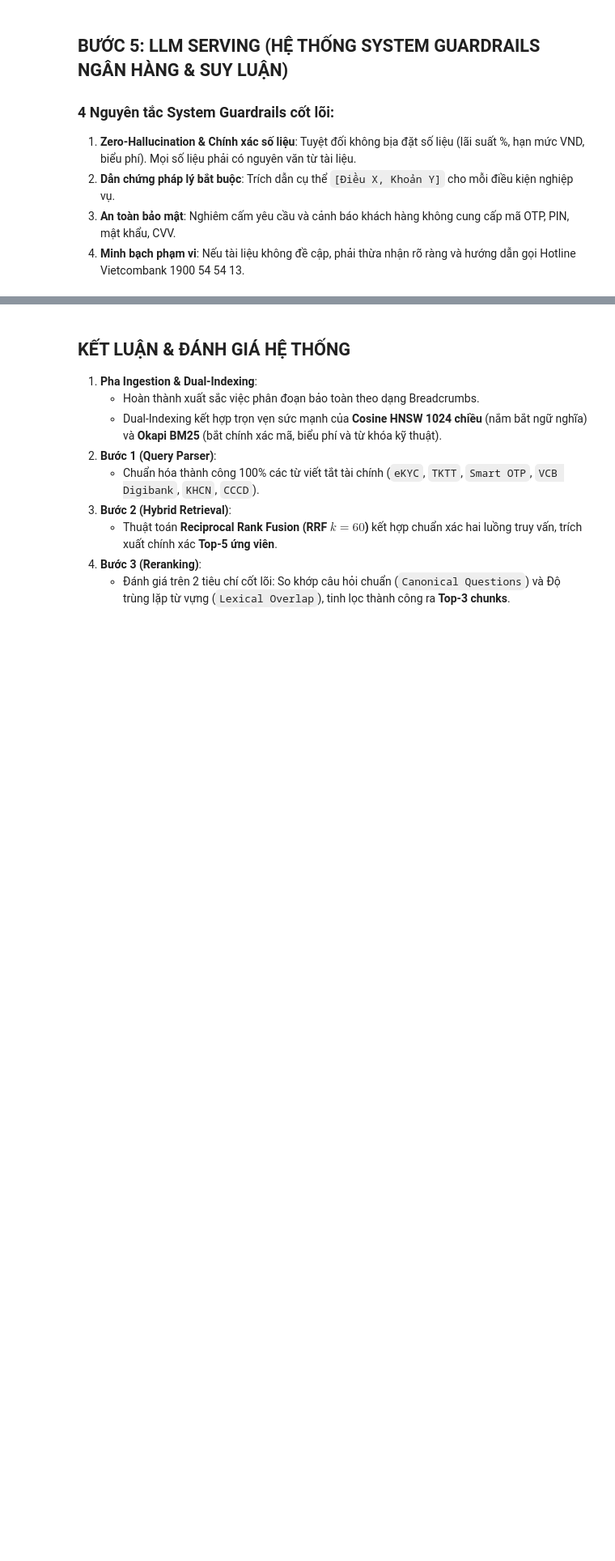
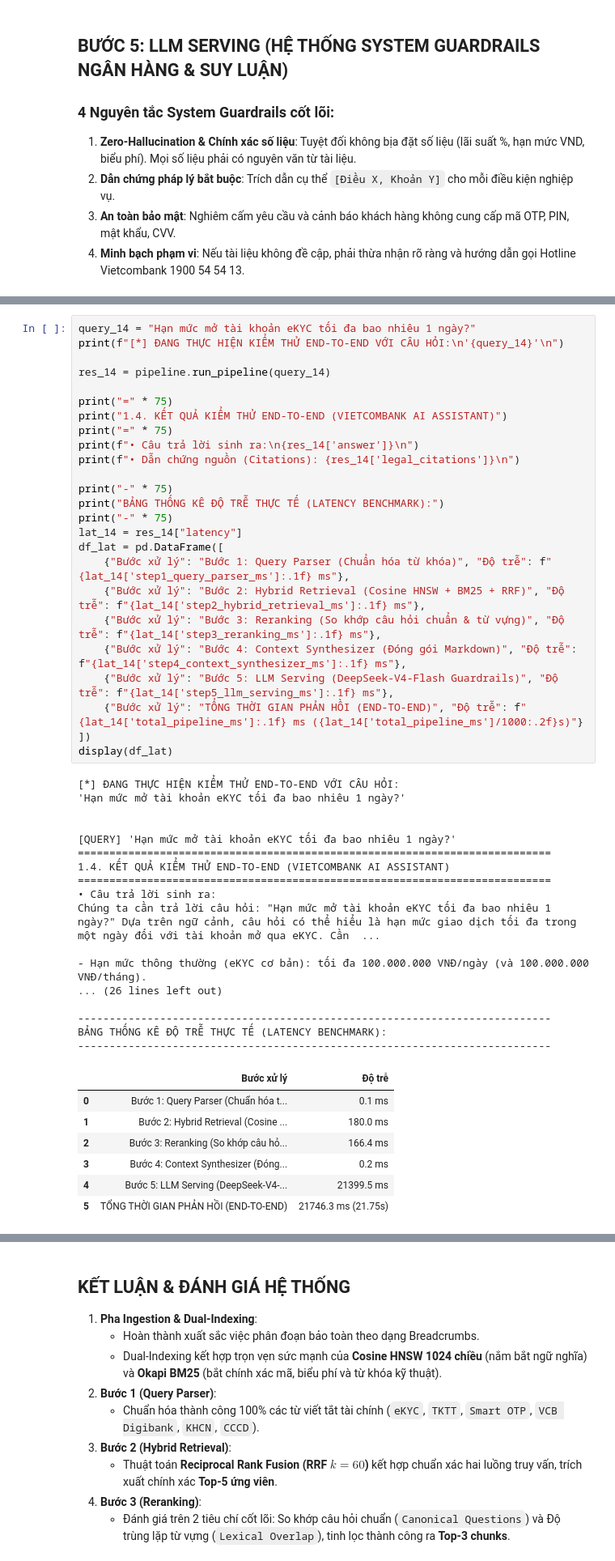
Before and after one commit to thichankem/AI-Banking-Assistant, a Jupyter notebook: notebooks/banking_dual_indexing_pipeline.ipynb, the cells around one changed output, grey strips where cells are left out. Shown at 81% size. Drawn from its saved outputs; the diff is of its cells as text; blank space fills up the shorter version.

```diff
--- a/notebooks/banking_dual_indexing_pipeline.ipynb
+++ b/notebooks/banking_dual_indexing_pipeline.ipynb
@@ -375 +383,51 @@ Soạn câu trả lời:
+# %%
+query_14 = "Hạn mức mở tài khoản eKYC tối đa bao nhiêu 1 ngày?"
+print(f"[*] ĐANG THỰC HIỆN KIỂM THỬ END-TO-END VỚI CÂU HỎI:\n'{query_14}'\n")
+
+res_14 = pipeline.run_pipeline(query_14)
+
+print("=" * 75)
+print("1.4. KẾT QUẢ KIỂM THỬ END-TO-END (VIETCOMBANK AI ASSISTANT)")
+print("=" * 75)
+print(f"• Câu trả lời sinh ra:\n{res_14['answer']}\n")
+print(f"• Dẫn chứng nguồn (Citations): {res_14['legal_citations']}\n")
+
+print("-" * 75)
+print("BẢNG THỐNG KÊ ĐỘ TRỄ THỰC TẾ (LATENCY BENCHMARK):")
+print("-" * 75)
+lat_14 = res_14["latency"]
+df_lat = pd.DataFrame([
+    {"Bước xử lý": "Bước 1: Query Parser (Chuẩn hóa từ khóa)", "Độ trễ": f"{lat_14['step1_query_parser_ms']:.1f} ms"},
+    {"Bước xử lý": "Bước 2: Hybrid Retrieval (Cosine HNSW + BM25 + RRF)", "Độ trễ": f"{lat_14['step2_hybrid_retrieval_ms']:.1f} ms"},
+    {"Bước xử lý": "Bước 3: Reranking (So khớp câu hỏi chuẩn & từ vựng)", "Độ trễ": f"{lat_14['step3_reranking_ms']:.1f} ms"},
+    {"Bước xử lý": "Bước 4: Context Synthesizer (Đóng gói Markdown)", "Độ trễ": f"{lat_14['step4_context_synthesizer_ms']:.1f} ms"},
+    {"Bước xử lý": "Bước 5: LLM Serving (DeepSeek-V4-Flash Guardrails)", "Độ trễ": f"{lat_14['step5_llm_serving_ms']:.1f} ms"},
+    {"Bước xử lý": "TỔNG THỜI GIAN PHẢN HỒI (END-TO-END)", "Độ trễ": f"{lat_14['total_pipeline_ms']:.1f} ms ({lat_14['total_pipeline_ms']/1000:.2f}s)"}
+])
+display(df_lat)
+# %% [output]
+[*] ĐANG THỰC HIỆN KIỂM THỬ END-TO-END VỚI CÂU HỎI:
+'Hạn mức mở tài khoản eKYC tối đa bao nhiêu 1 ngày?'
+
+
+[QUERY] 'Hạn mức mở tài khoản eKYC tối đa bao nhiêu 1 ngày?'
+===========================================================================
+1.4. KẾT QUẢ KIỂM THỬ END-TO-END (VIETCOMBANK AI ASSISTANT)
+===========================================================================
+• Câu trả lời sinh ra:
+Chúng ta cần trả lời câu hỏi: "Hạn mức mở tài khoản eKYC tối đa bao nhiêu 1 ngày?" Dựa trên ngữ cảnh, câu hỏi có thể hiểu là hạn mức giao dịch tối đa trong một ngày đối với tài khoản mở qua eKYC. Cần  ...
+
+- Hạn mức thông thường (eKYC cơ bản): tối đa 100.000.000 VNĐ/ngày (và 100.000.000 VNĐ/tháng).
+... (26 lines left out)
+
+---------------------------------------------------------------------------
+BẢNG THỐNG KÊ ĐỘ TRỄ THỰC TẾ (LATENCY BENCHMARK):
+---------------------------------------------------------------------------
+|  | Bước xử lý | Độ trễ |
+| 0 | Bước 1: Query Parser (Chuẩn hóa t... | 0.1 ms |
+| 1 | Bước 2: Hybrid Retrieval (Cosine ... | 180.0 ms |
+| 2 | Bước 3: Reranking (So khớp câu hỏ... | 166.4 ms |
+| 3 | Bước 4: Context Synthesizer (Đóng... | 0.2 ms |
+| 4 | Bước 5: LLM Serving (DeepSeek-V4-... | 21399.5 ms |
+| 5 | TỔNG THỜI GIAN PHẢN HỒI (END-TO-END) | 21746.3 ms (21.75s) |
 # %% [markdown]
```
Also changed, not shown: parts of 8 cells of this notebook, 3 other files.
